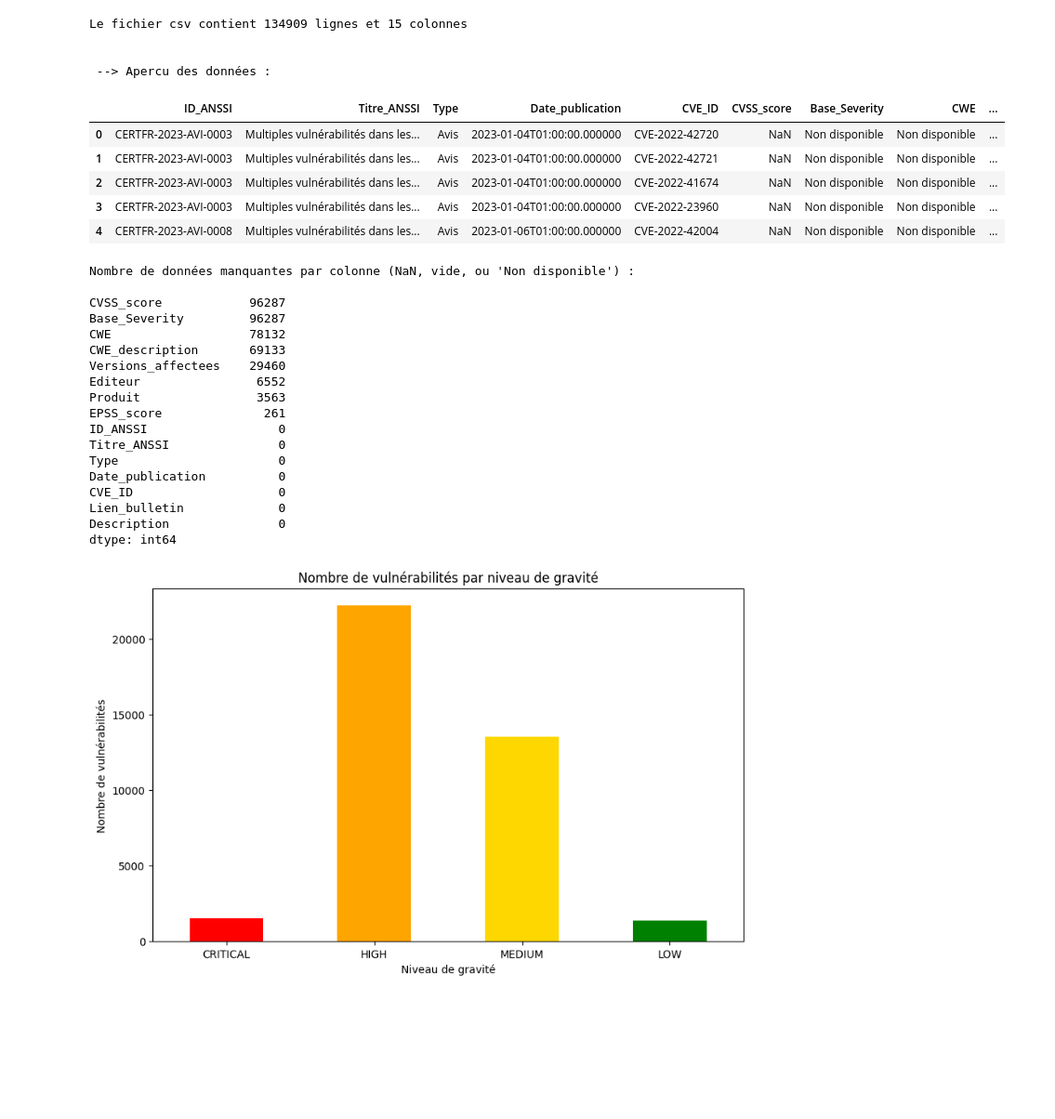
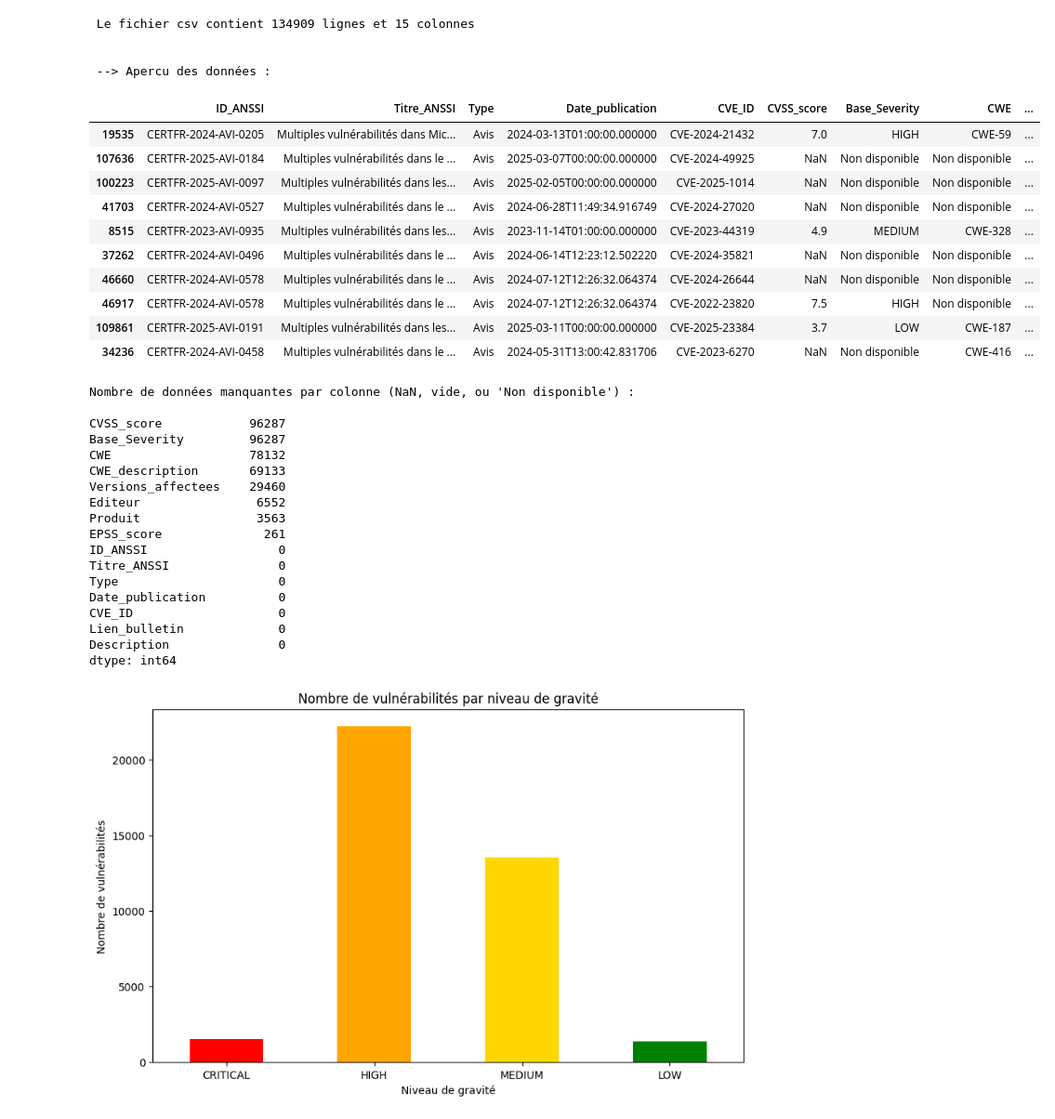
Before and after one commit to charlottines/TD-ANSSI, a Jupyter notebook: data-analysis.ipynb, the cells around one changed output. Shown at 93% size. Cells and saved outputs as stored; diff of their text form; code cells hidden in the pictures; blank space fills up the shorter version.

```diff
--- a/data-analysis.ipynb
+++ b/data-analysis.ipynb
@@ -14,13 +14,13 @@ csv_path = "DataFrame.csv"
 df = pd.read_csv(csv_path, encoding="utf-8")
 
 #affichage du nombre de lignes et de colonnes
-print(f"Le fichier csv contient {df.shape[0]} lignes et {df.shape[1]} colonnes \n")
+print(f"\n Le fichier csv contient {df.shape[0]} lignes et {df.shape[1]} colonnes \n")
 
 
-#aperçu des 1eres lignes
+#aperçu de 10 ligens aléatoires
 print("\n --> Apercu des données : ")
 from IPython.display import display
-display(df.head())
+display(df.sample(n=10))
 
 #comptage des données manquantes
 def compter_manquants(col):
@@ -45,12 +45,17 @@ Le fichier csv contient 134909 lignes et 15 colonnes
 
 
  --> Apercu des données :
 |  | ID_ANSSI | Titre_ANSSI | Type | Date_publication | CVE_ID | CVSS_score | Base_Severity | CWE | ... |
-| 0 | CERTFR-2023-AVI-0003 | Multiples vulnérabilités dans les... | Avis | 2023-01-04T01:00:00.000000 | CVE-2022-42720 | NaN | Non disponible | Non disponible | ... |
-| 1 | CERTFR-2023-AVI-0003 | Multiples vulnérabilités dans les... | Avis | 2023-01-04T01:00:00.000000 | CVE-2022-42721 | NaN | Non disponible | Non disponible | ... |
-| 2 | CERTFR-2023-AVI-0003 | Multiples vulnérabilités dans les... | Avis | 2023-01-04T01:00:00.000000 | CVE-2022-41674 | NaN | Non disponible | Non disponible | ... |
-| 3 | CERTFR-2023-AVI-0003 | Multiples vulnérabilités dans les... | Avis | 2023-01-04T01:00:00.000000 | CVE-2022-23960 | NaN | Non disponible | Non disponible | ... |
-| 4 | CERTFR-2023-AVI-0008 | Multiples vulnérabilités dans les... | Avis | 2023-01-06T01:00:00.000000 | CVE-2022-42004 | NaN | Non disponible | Non disponible | ... |
+| 19535 | CERTFR-2024-AVI-0205 | Multiples vulnérabilités dans Mic... | Avis | 2024-03-13T01:00:00.000000 | CVE-2024-21432 | 7.0 | HIGH | CWE-59 | ... |
+| 107636 | CERTFR-2025-AVI-0184 | Multiples vulnérabilités dans le ... | Avis | 2025-03-07T00:00:00.000000 | CVE-2024-49925 | NaN | Non disponible | Non disponible | ... |
+| 100223 | CERTFR-2025-AVI-0097 | Multiples vulnérabilités dans les... | Avis | 2025-02-05T00:00:00.000000 | CVE-2025-1014 | NaN | Non disponible | Non disponible | ... |
+| 41703 | CERTFR-2024-AVI-0527 | Multiples vulnérabilités dans le ... | Avis | 2024-06-28T11:49:34.916749 | CVE-2024-27020 | NaN | Non disponible | Non disponible | ... |
+| 8515 | CERTFR-2023-AVI-0935 | Multiples vulnérabilités dans les... | Avis | 2023-11-14T01:00:00.000000 | CVE-2023-44319 | 4.9 | MEDIUM | CWE-328 | ... |
+| 37262 | CERTFR-2024-AVI-0496 | Multiples vulnérabilités dans le ... | Avis | 2024-06-14T12:23:12.502220 | CVE-2024-35821 | NaN | Non disponible | Non disponible | ... |
+| 46660 | CERTFR-2024-AVI-0578 | Multiples vulnérabilités dans le ... | Avis | 2024-07-12T12:26:32.064374 | CVE-2024-26644 | NaN | Non disponible | Non disponible | ... |
+| 46917 | CERTFR-2024-AVI-0578 | Multiples vulnérabilités dans le ... | Avis | 2024-07-12T12:26:32.064374 | CVE-2022-23820 | 7.5 | HIGH | Non disponible | ... |
+| 109861 | CERTFR-2025-AVI-0191 | Multiples vulnérabilités dans les... | Avis | 2025-03-11T00:00:00.000000 | CVE-2025-23384 | 3.7 | LOW | CWE-187 | ... |
+| 34236 | CERTFR-2024-AVI-0458 | Multiples vulnérabilités dans le ... | Avis | 2024-05-31T13:00:42.831706 | CVE-2023-6270 | NaN | Non disponible | CWE-416 | ... |
 Nombre de données manquantes par colonne (NaN, vide, ou 'Non disponible') :
 
 CVSS_score            96287
```
